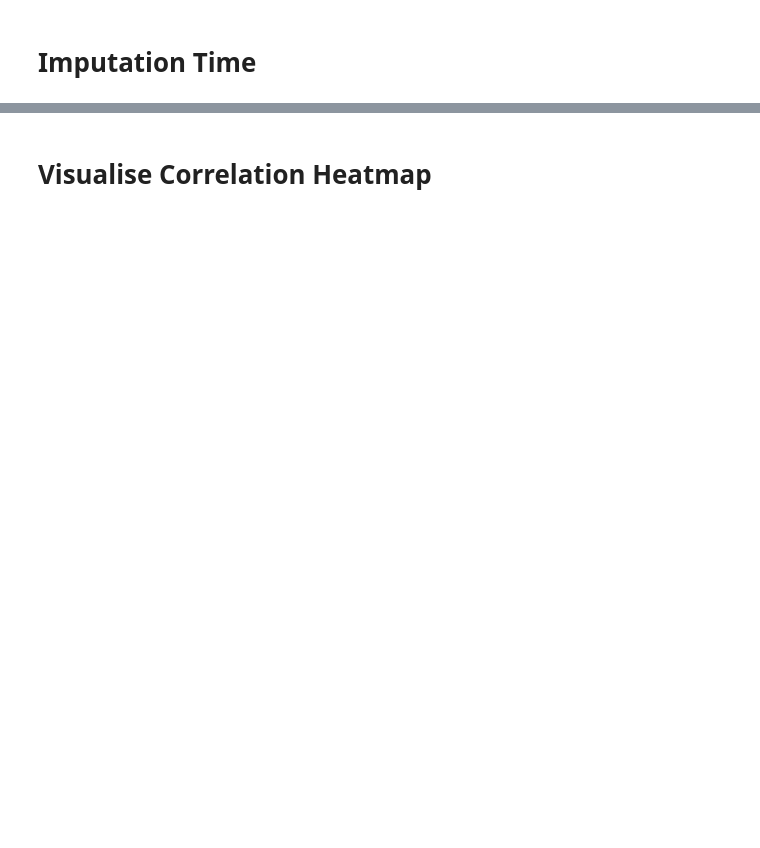
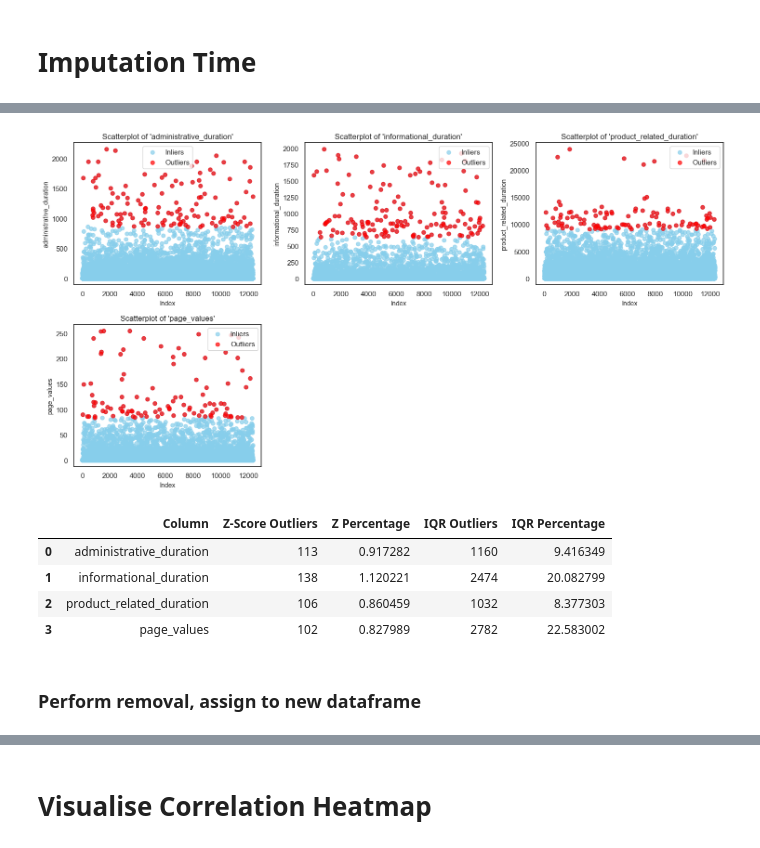
Before and after one commit to kiprenzo/Online-Retail-EDA--Python-Data-Vis, a Jupyter notebook: dataplay.ipynb, the cells around one changed output, grey strips where cells are left out. Drawn from its saved outputs; the diff is of its cells as text; code cells hidden in the pictures; blank space fills up the shorter version.

```diff
--- a/dataplay.ipynb
+++ b/dataplay.ipynb
@@ -212,0 +235,20 @@ dtype: int64
+# %%
+cols_with_outliers = [
+    "administrative_duration",
+    "informational_duration",
+    "product_related_duration",
+    "page_values"
+]
+
+Plotter(df).numeric_distributions(columns=cols_with_outliers, plot_type='scatter', z_threshold=4.5)
+
+dfinfo(df, cols_with_outliers).count_outliers(z_treshold=4.5)
+# %% [output]
+[figure, added]
+|  | Column | Z-Score Outliers | Z Percentage | IQR Outliers | IQR Percentage |
+| 0 | administrative_duration | 113 | 0.917282 | 1160 | 9.416349 |
+| 1 | informational_duration | 138 | 1.120221 | 2474 | 20.082799 |
+| 2 | product_related_duration | 106 | 0.860459 | 1032 | 8.377303 |
+| 3 | page_values | 102 | 0.827989 | 2782 | 22.583002 |
+# %% [markdown]
+### Perform removal, assign to new dataframe
```
Also changed, not shown: parts of 12 cells of this notebook, 1 other file.
